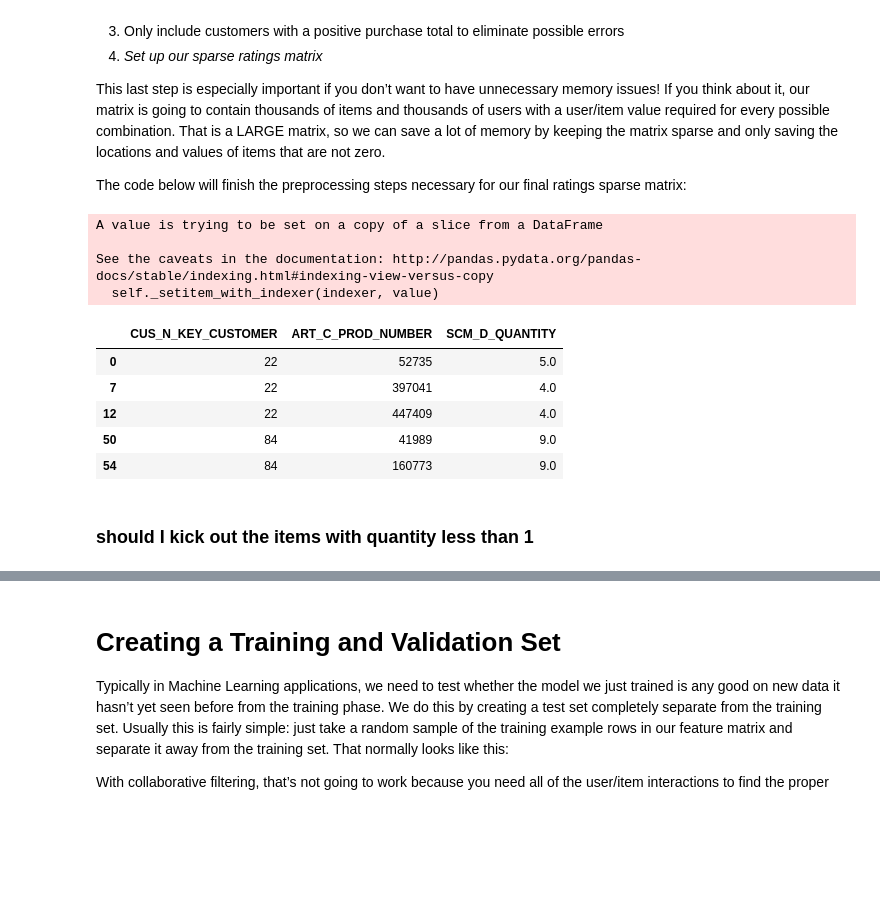
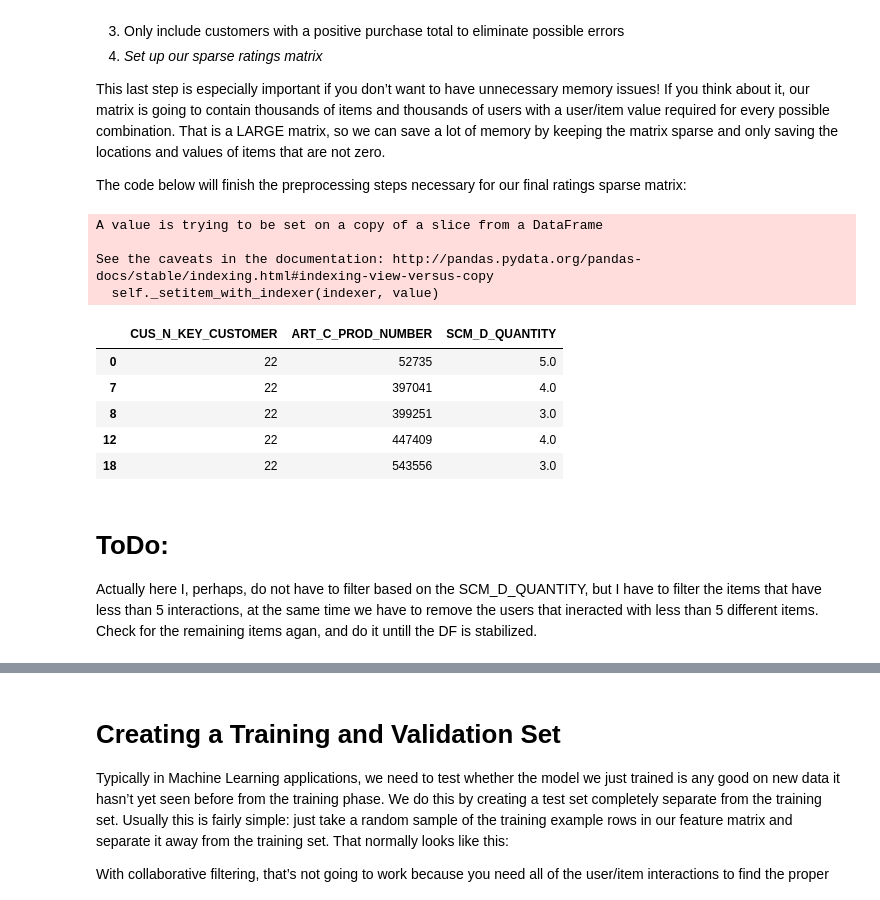
Before and after one commit to VladPrytula/RecommenderSystems, a Jupyter notebook: StepByStep Rec System.ipynb, the cells around one changed output, grey strips where cells are left out. Drawn from its saved outputs; the diff is of its cells as text; code cells hidden in the pictures; blank space fills up the shorter version.

```diff
--- a/StepByStep Rec System.ipynb
+++ b/StepByStep Rec System.ipynb
@@ -86,24 +86,25 @@ The code below will finish the preprocessing steps necessary for our final ratin
 # %%
 cleaned_retail['CUS_N_KEY_CUSTOMER '] = cleaned_retail.CUS_N_KEY_CUSTOMER.astype(int) # Convert to int for customer ID
 cleaned_retail = cleaned_retail[['ART_C_PROD_NUMBER', 'SCM_D_QUANTITY', 'CUS_N_KEY_CUSTOMER']] # Get rid of unnecessary info
 grouped_cleaned = cleaned_retail.groupby(['CUS_N_KEY_CUSTOMER', 'ART_C_PROD_NUMBER']).sum().reset_index() # Group together
 grouped_cleaned.SCM_D_QUANTITY.loc[grouped_cleaned.SCM_D_QUANTITY == 0] = 1 # Replace a sum of zero purchases with a one to
 # indicate purchased
-grouped_purchased = grouped_cleaned.query('SCM_D_QUANTITY > 3') # Only get customers where purchase totals were positive
+grouped_purchased = grouped_cleaned.query('SCM_D_QUANTITY > 2') # Only get customers where purchase totals were positive
 
 ## If we look at our final resulting matrix of grouped purchases, we see the following:
 
 grouped_purchased.head()
 # %% [output]
 A value is trying to be set on a copy of a slice from a DataFrame
 
 See the caveats in the documentation: http://pandas.pydata.org/pandas-docs/stable/indexing.html#indexing-view-versus-copy
   self._setitem_with_indexer(indexer, value)
 |  | CUS_N_KEY_CUSTOMER | ART_C_PROD_NUMBER | SCM_D_QUANTITY |
 | 0 | 22 | 52735 | 5.0 |
 | 7 | 22 | 397041 | 4.0 |
+| 8 | 22 | 399251 | 3.0 |
 | 12 | 22 | 447409 | 4.0 |
-| 50 | 84 | 41989 | 9.0 |
-| 54 | 84 | 160773 | 9.0 |
+| 18 | 22 | 543556 | 3.0 |
-# %% [markdown]
-### should I kick out the items with quantity less than 1
+# %% [markdown]
+# ToDo:
+Actually here I, perhaps, do not have to filter based on the SCM_D_QUANTITY, but I have to filter the items that have less than 5 interactions, at the same time we have to remove the users that ineracted with less than 5 different items. Check for the remaining items agan, and do it untill the DF is stabilized.
```
Also changed, not shown: parts of 22 cells of this notebook.
